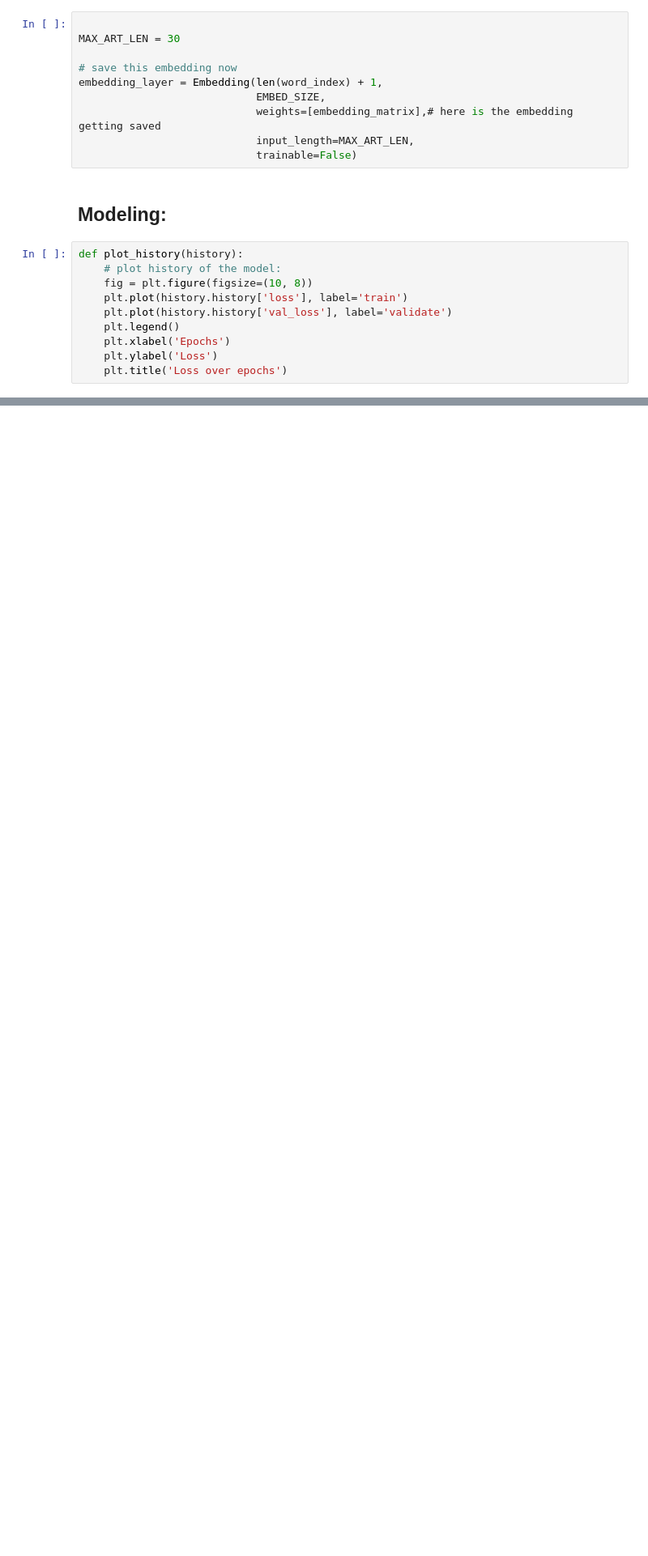
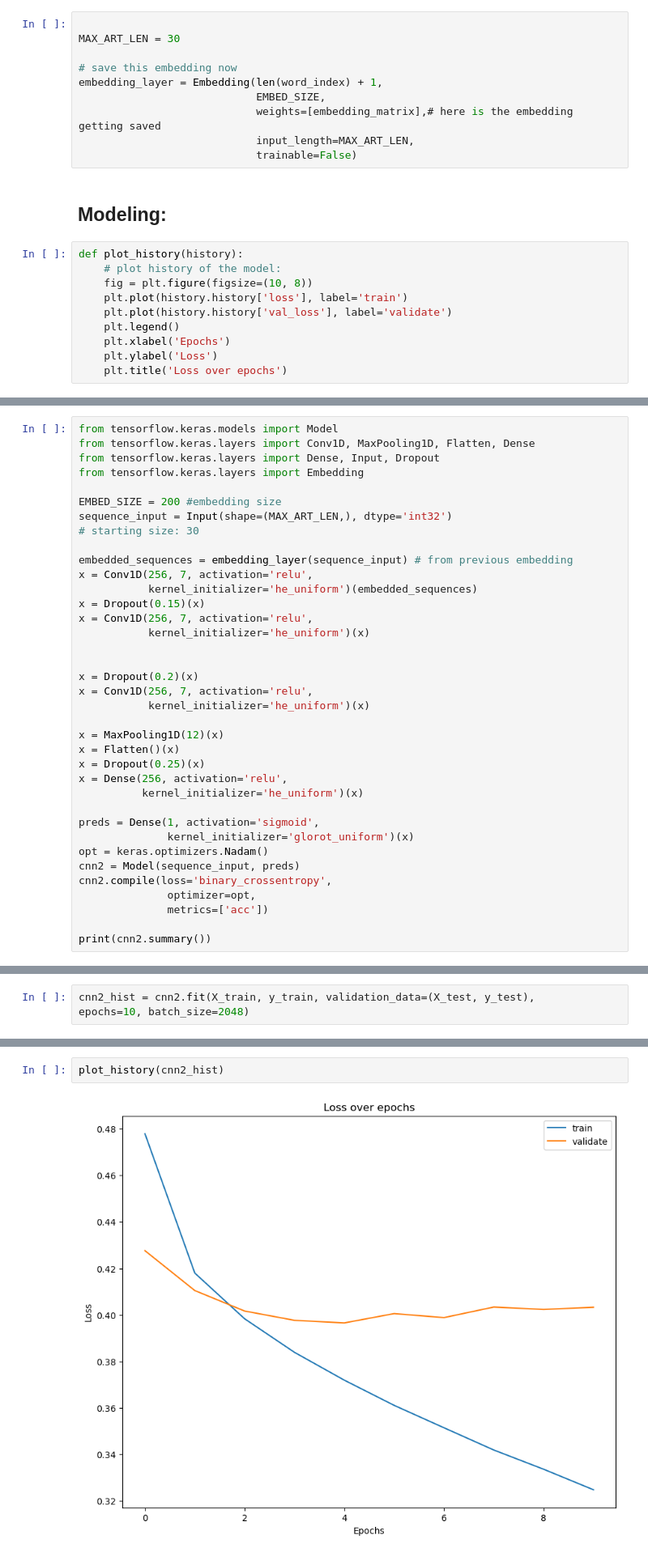
Before and after one commit to saakethkoka/ML-Lab7-RNN, a Jupyter notebook: main.ipynb, the cells around one changed output, grey strips where cells are left out. Shown: that part at 81% size. Saved outputs shown, nothing was run; the diff lists cells and outputs as text; blank space fills up the shorter version.

```diff
--- a/main.ipynb
+++ b/main.ipynb
@@ -300,0 +278,37 @@ KeyboardInterrupt:
+# %%
+from tensorflow.keras.models import Model
+from tensorflow.keras.layers import Conv1D, MaxPooling1D, Flatten, Dense
+from tensorflow.keras.layers import Dense, Input, Dropout
+from tensorflow.keras.layers import Embedding
+
+EMBED_SIZE = 200 #embedding size
+sequence_input = Input(shape=(MAX_ART_LEN,), dtype='int32')
+# starting size: 30
+
+embedded_sequences = embedding_layer(sequence_input) # from previous embedding
+x = Conv1D(256, 7, activation='relu',
+           kernel_initializer='he_uniform')(embedded_sequences)
+x = Dropout(0.15)(x)
+x = Conv1D(256, 7, activation='relu',
+           kernel_initializer='he_uniform')(x)
+
+
+x = Dropout(0.2)(x)
+x = Conv1D(256, 7, activation='relu',
+           kernel_initializer='he_uniform')(x)
+
+x = MaxPooling1D(12)(x)
+x = Flatten()(x)
+x = Dropout(0.25)(x)
+x = Dense(256, activation='relu',
+          kernel_initializer='he_uniform')(x)
+
+preds = Dense(1, activation='sigmoid',
+              kernel_initializer='glorot_uniform')(x)
+opt = keras.optimizers.Nadam()
+cnn2 = Model(sequence_input, preds)
+cnn2.compile(loss='binary_crossentropy',
+              optimizer=opt,
+              metrics=['acc'])
+
+print(cnn2.summary())
@@ -300,0 +333,3 @@ KeyboardInterrupt:
+# %%
+cnn2_hist = cnn2.fit(X_train, y_train, validation_data=(X_test, y_test),
+epochs=10, batch_size=2048)
@@ -300,0 +357,4 @@ KeyboardInterrupt:
+# %%
+plot_history(cnn2_hist)
+# %% [output]
+[figure, added]
```
Also changed, not shown: parts of 17 cells of this notebook.
